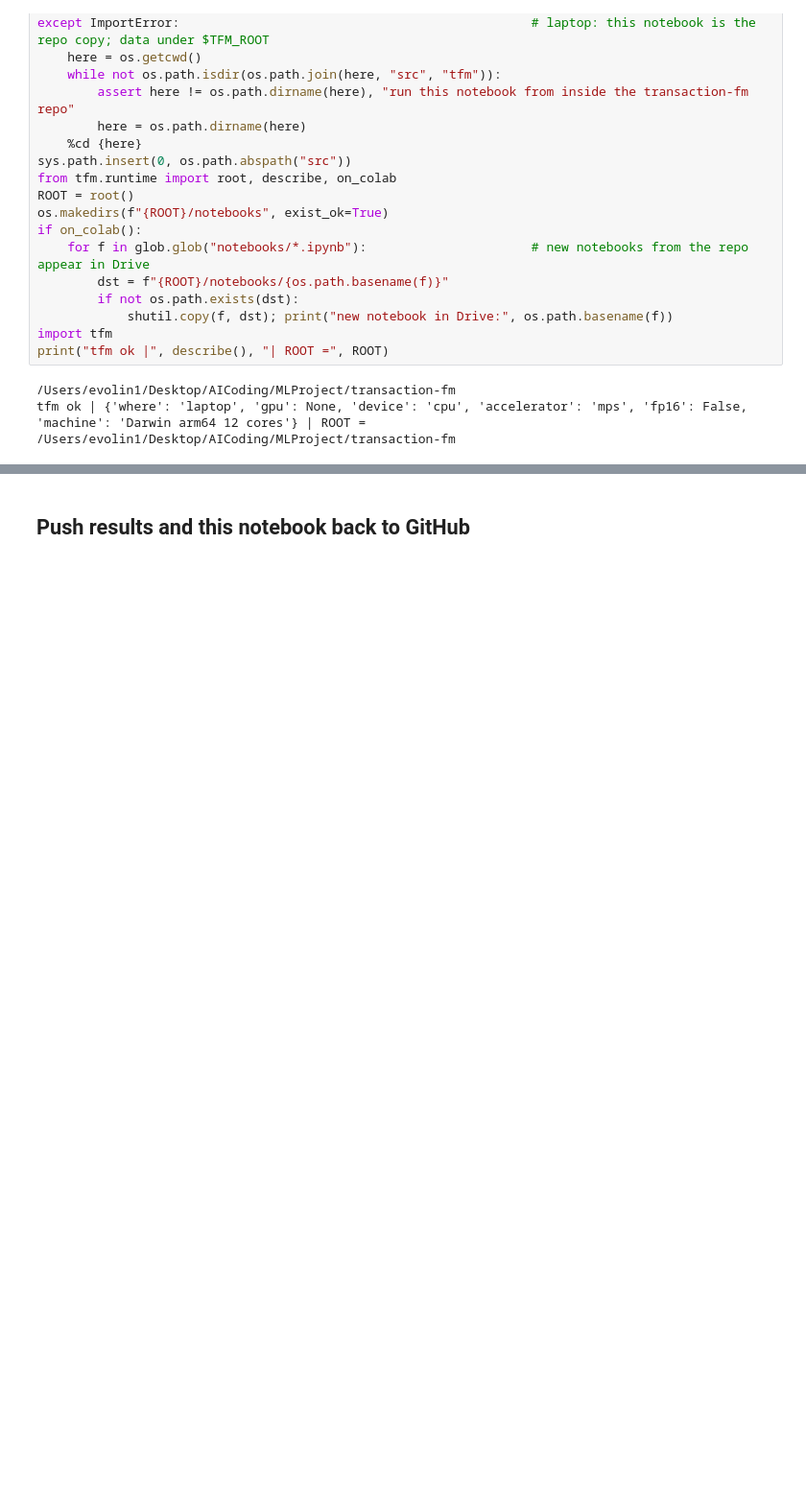
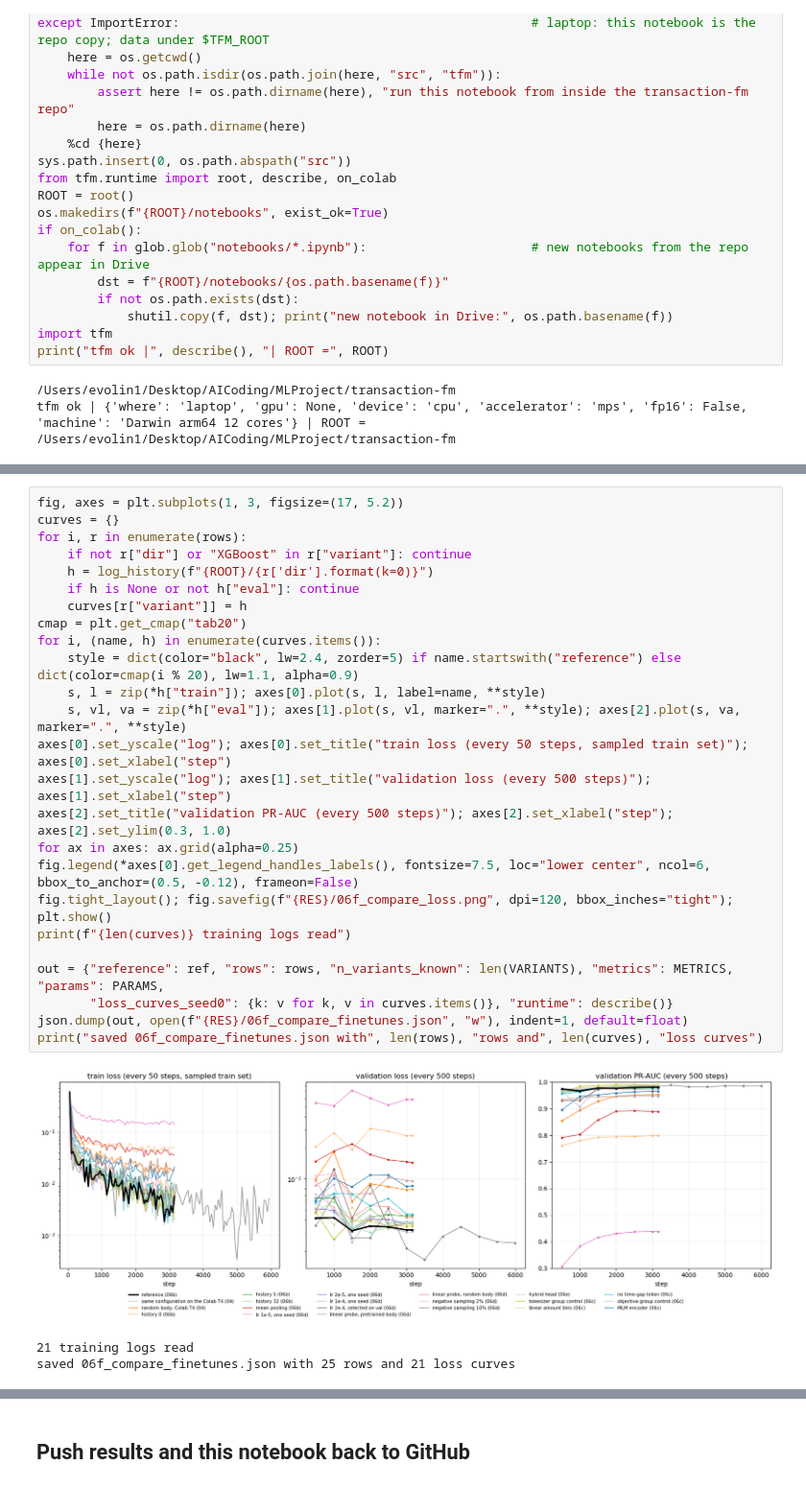
Before and after one commit to lb603487485/transaction-fm, a Jupyter notebook: notebooks/06f_compare_finetunes.ipynb, the cells around one changed output, grey strips where cells are left out. Shown at 96% size. Saved outputs shown, nothing was run; the diff lists cells and outputs as text; blank space fills up the shorter version.

```diff
--- a/notebooks/06f_compare_finetunes.ipynb
+++ b/notebooks/06f_compare_finetunes.ipynb
@@ -125 +156,30 @@ saved 06f_compare_finetunes.json with 25 rows
+# %%
+fig, axes = plt.subplots(1, 3, figsize=(17, 5.2))
+curves = {}
+for i, r in enumerate(rows):
+    if not r["dir"] or "XGBoost" in r["variant"]: continue
+    h = log_history(f"{ROOT}/{r['dir'].format(k=0)}")
+    if h is None or not h["eval"]: continue
+    curves[r["variant"]] = h
+cmap = plt.get_cmap("tab20")
+for i, (name, h) in enumerate(curves.items()):
+    style = dict(color="black", lw=2.4, zorder=5) if name.startswith("reference") else dict(color=cmap(i % 20), lw=1.1, alpha=0.9)
+    s, l = zip(*h["train"]); axes[0].plot(s, l, label=name, **style)
+    s, vl, va = zip(*h["eval"]); axes[1].plot(s, vl, marker=".", **style); axes[2].plot(s, va, marker=".", **style)
+axes[0].set_yscale("log"); axes[0].set_title("train loss (every 50 steps, sampled train set)"); axes[0].set_xlabel("step")
+axes[1].set_yscale("log"); axes[1].set_title("validation loss (every 500 steps)"); axes[1].set_xlabel("step")
+axes[2].set_title("validation PR-AUC (every 500 steps)"); axes[2].set_xlabel("step"); axes[2].set_ylim(0.3, 1.0)
+for ax in axes: ax.grid(alpha=0.25)
+fig.legend(*axes[0].get_legend_handles_labels(), fontsize=7.5, loc="lower center", ncol=6, bbox_to_anchor=(0.5, -0.12), frameon=False)
+fig.tight_layout(); fig.savefig(f"{RES}/06f_compare_loss.png", dpi=120, bbox_inches="tight"); plt.show()
+print(f"{len(curves)} training logs read")
+
+out = {"reference": ref, "rows": rows, "n_variants_known": len(VARIANTS), "metrics": METRICS, "params": PARAMS,
+       "loss_curves_seed0": {k: v for k, v in curves.items()}, "runtime": describe()}
+json.dump(out, open(f"{RES}/06f_compare_finetunes.json", "w"), indent=1, default=float)
+print("saved 06f_compare_finetunes.json with", len(rows), "rows and", len(curves), "loss curves")
+# %% [output]
+[figure, added]
+21 training logs read
+saved 06f_compare_finetunes.json with 25 rows and 21 loss curves
 # %% [markdown]
```
Also changed, not shown: parts of 12 cells of this notebook, 8 other files.
